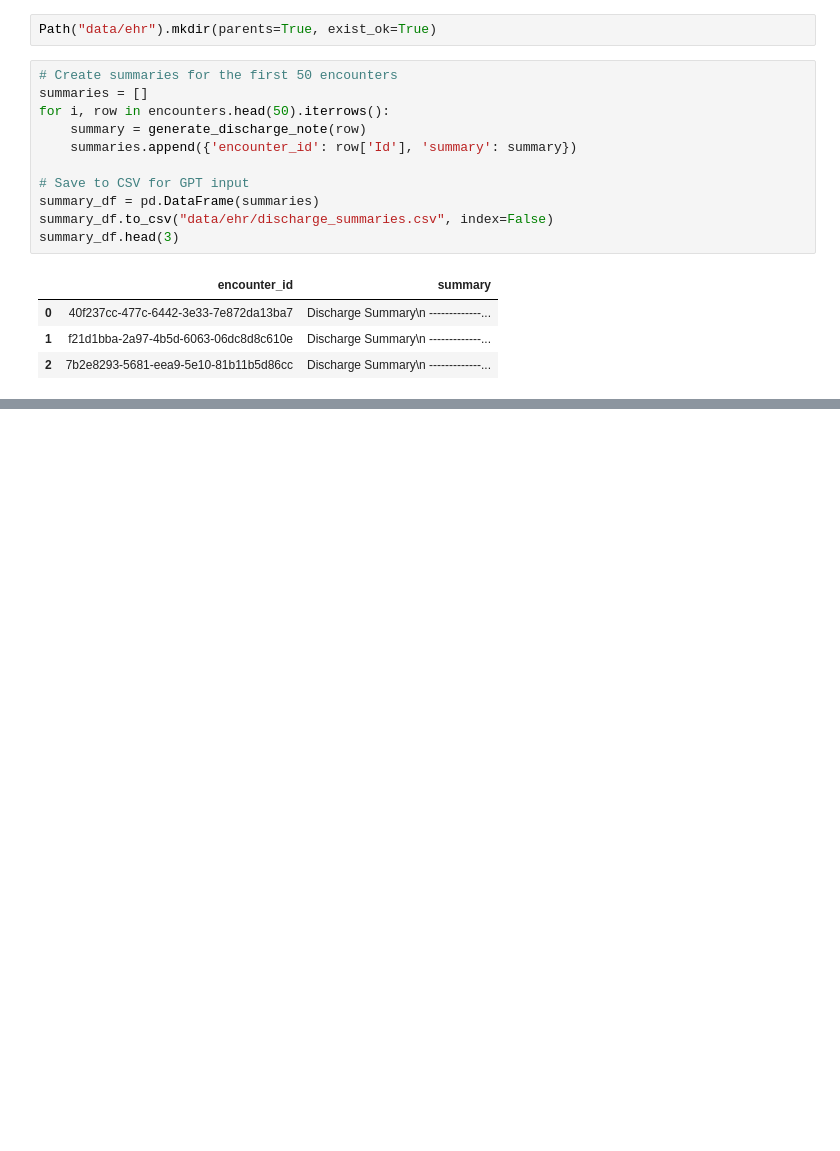
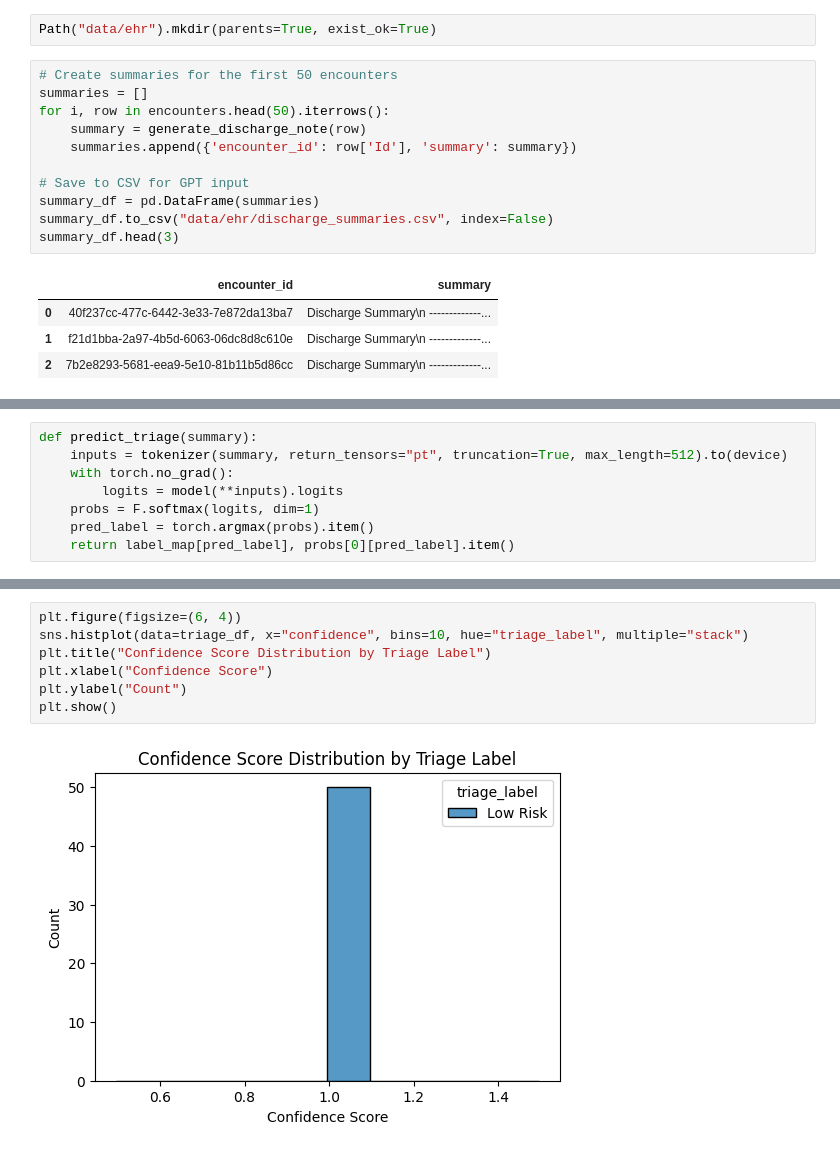
Before and after one commit to Darshan-Deepak/Medi-Track-GPT, a Jupyter notebook: notebooks/discharge_summary_generator.ipynb, the cells around one changed output, grey strips where cells are left out. Cells and saved outputs as stored; diff of their text form; blank space fills up the shorter version.

```diff
--- a/notebooks/discharge_summary_generator.ipynb
+++ b/notebooks/discharge_summary_generator.ipynb
@@ -76,0 +183,8 @@ summary_df.head(3)
+# %%
+def predict_triage(summary):
+    inputs = tokenizer(summary, return_tensors="pt", truncation=True, max_length=512).to(device)
+    with torch.no_grad():
+        logits = model(**inputs).logits
+    probs = F.softmax(logits, dim=1)
+    pred_label = torch.argmax(probs).item()
+    return label_map[pred_label], probs[0][pred_label].item()
@@ -76,0 +401,9 @@ summary_df.head(3)
+# %%
+plt.figure(figsize=(6, 4))
+sns.histplot(data=triage_df, x="confidence", bins=10, hue="triage_label", multiple="stack")
+plt.title("Confidence Score Distribution by Triage Label")
+plt.xlabel("Confidence Score")
+plt.ylabel("Count")
+plt.show()
+# %% [output]
+[figure, added]
```
Also changed, not shown: parts of 27 cells of this notebook.
